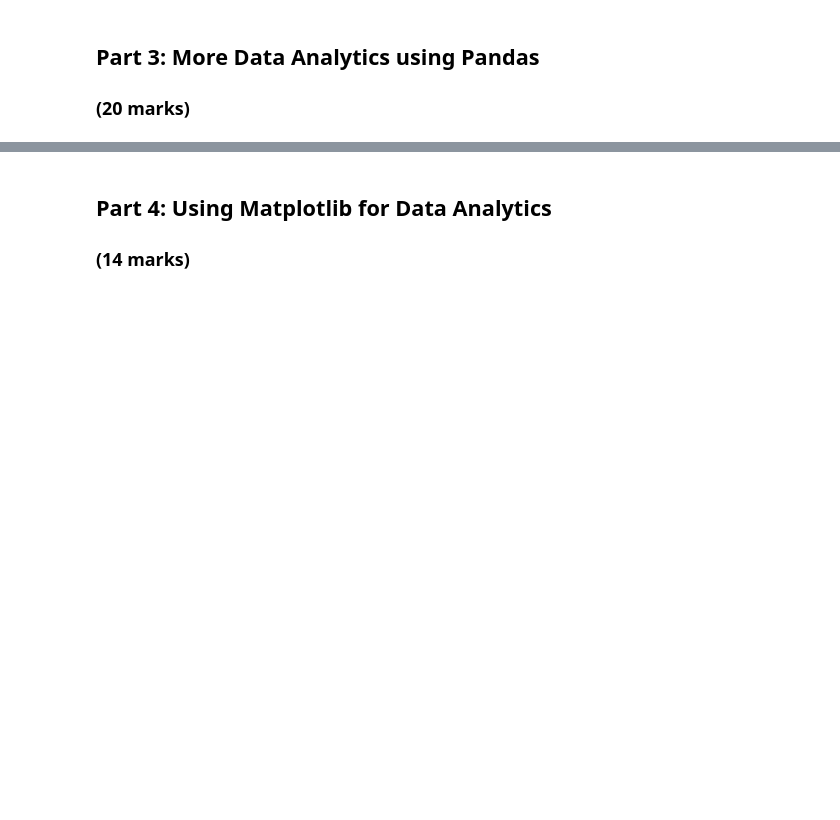
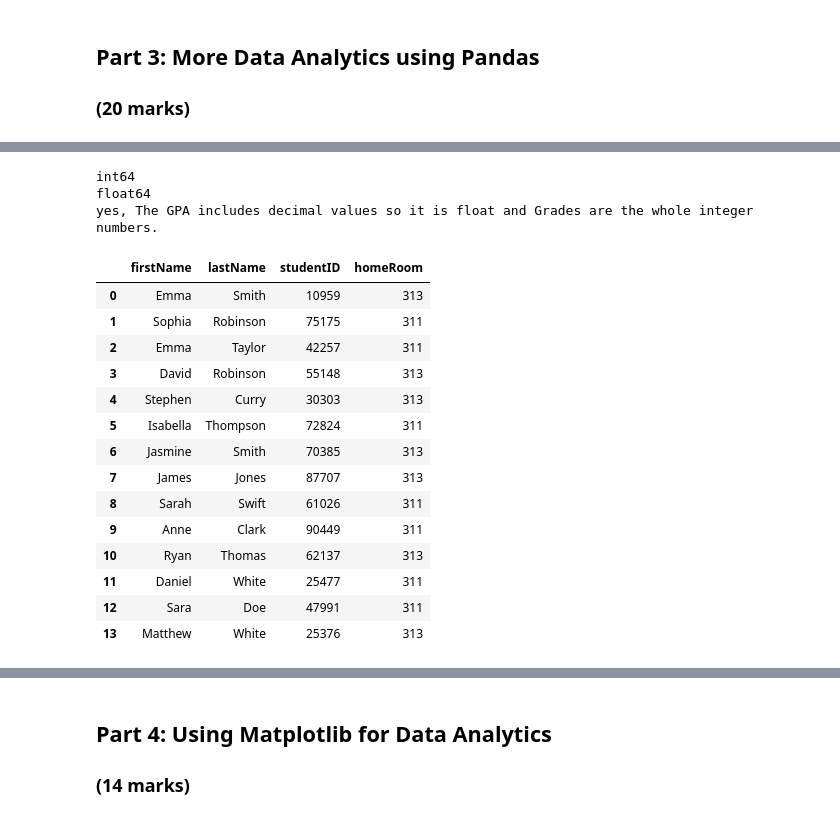
Before and after one commit to emallie-morinbarich/engg680_2024_fall, a Jupyter notebook: Lab_Assignment1/StudentGradeManagementSystem.ipynb, the cells around one changed output, grey strips where cells are left out. Drawn from its saved outputs; the diff is of its cells as text; code cells hidden in the pictures; blank space fills up the shorter version.

```diff
--- a/Lab_Assignment1/StudentGradeManagementSystem.ipynb
+++ b/Lab_Assignment1/StudentGradeManagementSystem.ipynb
@@ -253,20 +294,40 @@ print(df_GPA_lower85)
 # %%
 # What is the data type of grade from the English grade dataset?
 # (0.5 mark)
-#
+print("int64")
 
 # What is the data type of GPA from the merged dataset?
 # (0.5 mark)
-#
-
+print("float64")
 # Is it different? Why?
 # (1 mark)
-#
+print("yes,", "The GPA includes decimal values so it is float and Grades are the whole integer numbers.")
+# %% [output]
+int64
+float64
+yes, The GPA includes decimal values so it is float and Grades are the whole integer numbers.
 # %%
 # Load the student homeroom CSV file into a DataFrame using the following variable name
 # (1 mark)
 
-df_homeroom =
+df_homeroom =pd.read_csv('/content/drive/MyDrive/engg680_2024_fall/Lab_Assignment1/studentHomerooms.csv')
+display(df_homeroom.head(len(df_homeroom)))
+# %% [output]
+|  | firstName | lastName | studentID | homeRoom |
+| 0 | Emma | Smith | 10959 | 313 |
+| 1 | Sophia | Robinson | 75175 | 311 |
+| 2 | Emma | Taylor | 42257 | 311 |
+| 3 | David | Robinson | 55148 | 313 |
+| 4 | Stephen | Curry | 30303 | 313 |
+| 5 | Isabella | Thompson | 72824 | 311 |
+| 6 | Jasmine | Smith | 70385 | 313 |
+| 7 | James | Jones | 87707 | 313 |
+| 8 | Sarah | Swift | 61026 | 311 |
+| 9 | Anne | Clark | 90449 | 311 |
+| 10 | Ryan | Thomas | 62137 | 313 |
+| 11 | Daniel | White | 25477 | 311 |
+| 12 | Sara | Doe | 47991 | 311 |
+| 13 | Matthew | White | 25376 | 313 |
 # %%
 # Merge the studentHomerooms with the merged dataset. Make sure that the key you are joining on are the same typecast for both datasets.
 # Also ensure that there are no redundant columns, and finally display the first few rows.
```
Also changed, not shown: parts of 10 cells of this notebook.
